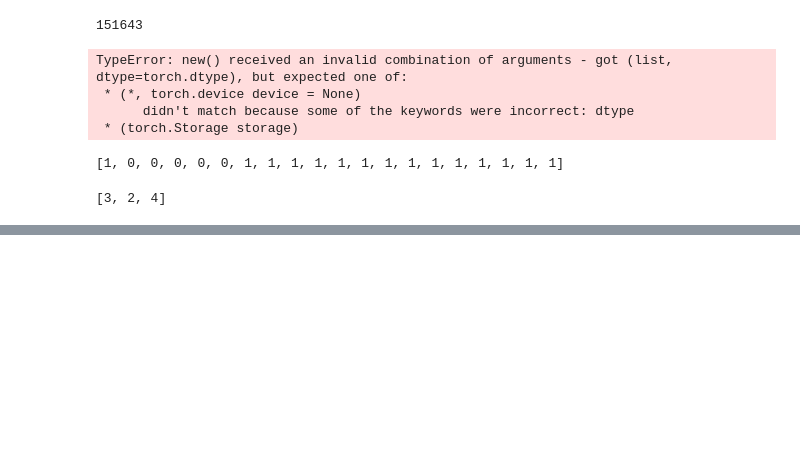
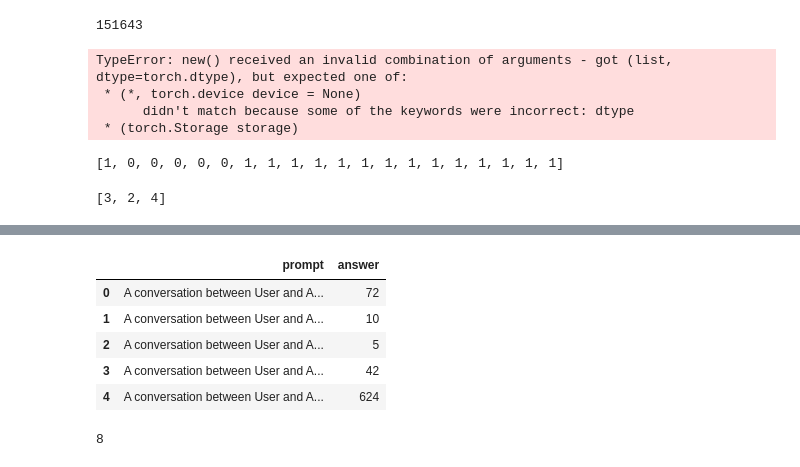
Before and after one commit to YoungDison/cs336-assignment5, a Jupyter notebook: cs336_alignment/example.ipynb, the cells around one changed output, grey strips where cells are left out. Drawn from its saved outputs; the diff is of its cells as text; code cells hidden in the pictures; blank space fills up the shorter version.

```diff
--- a/cs336_alignment/example.ipynb
+++ b/cs336_alignment/example.ipynb
@@ -448,0 +526,20 @@ a
+# %%
+import pandas as pd
+df1 = pd.read_parquet("/root/shared-nvme/gsm8k/main/train-prompt_and_output.parquet")
+df2 = pd.read_parquet("/root/shared-nvme/gsm8k/main/train-preprocessed.parquet")
+df = pd.DataFrame({"prompt": df1["prompt"], "answer": df2["answer"]})
+df.to_parquet("/root/shared-nvme/gsm8k/main/train-prompt_and_answer.parquet")
+df.head()
+# %% [output]
+|  | prompt | answer |
+| 0 | A conversation between User and A... | 72 |
+| 1 | A conversation between User and A... | 10 |
+| 2 | A conversation between User and A... | 5 |
+| 3 | A conversation between User and A... | 42 |
+| 4 | A conversation between User and A... | 624 |
+# %%
+import torch
+a = torch.zeros((8,4))
+len(a)
+# %% [output]
+8
```
Also changed, not shown: parts of 12 cells of this notebook, 11 other files.
